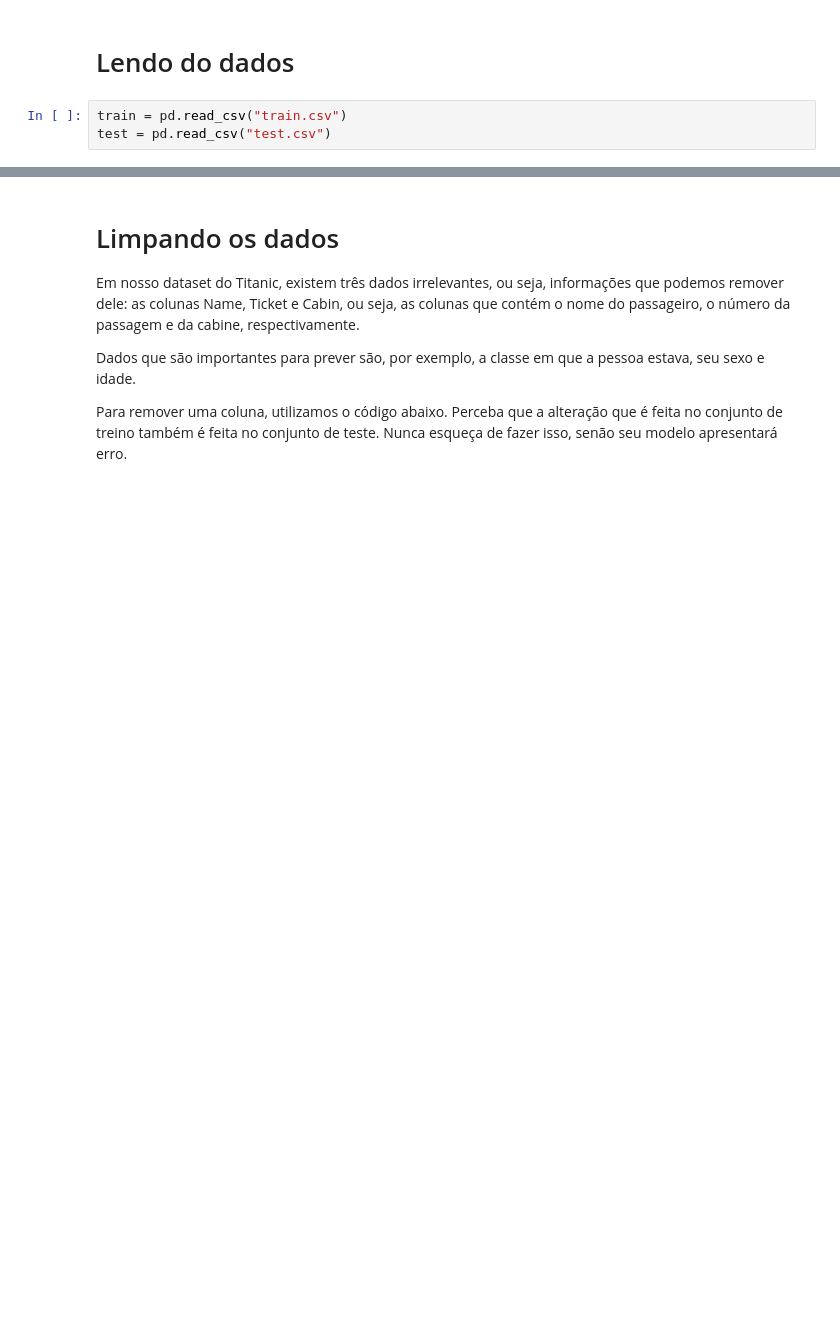
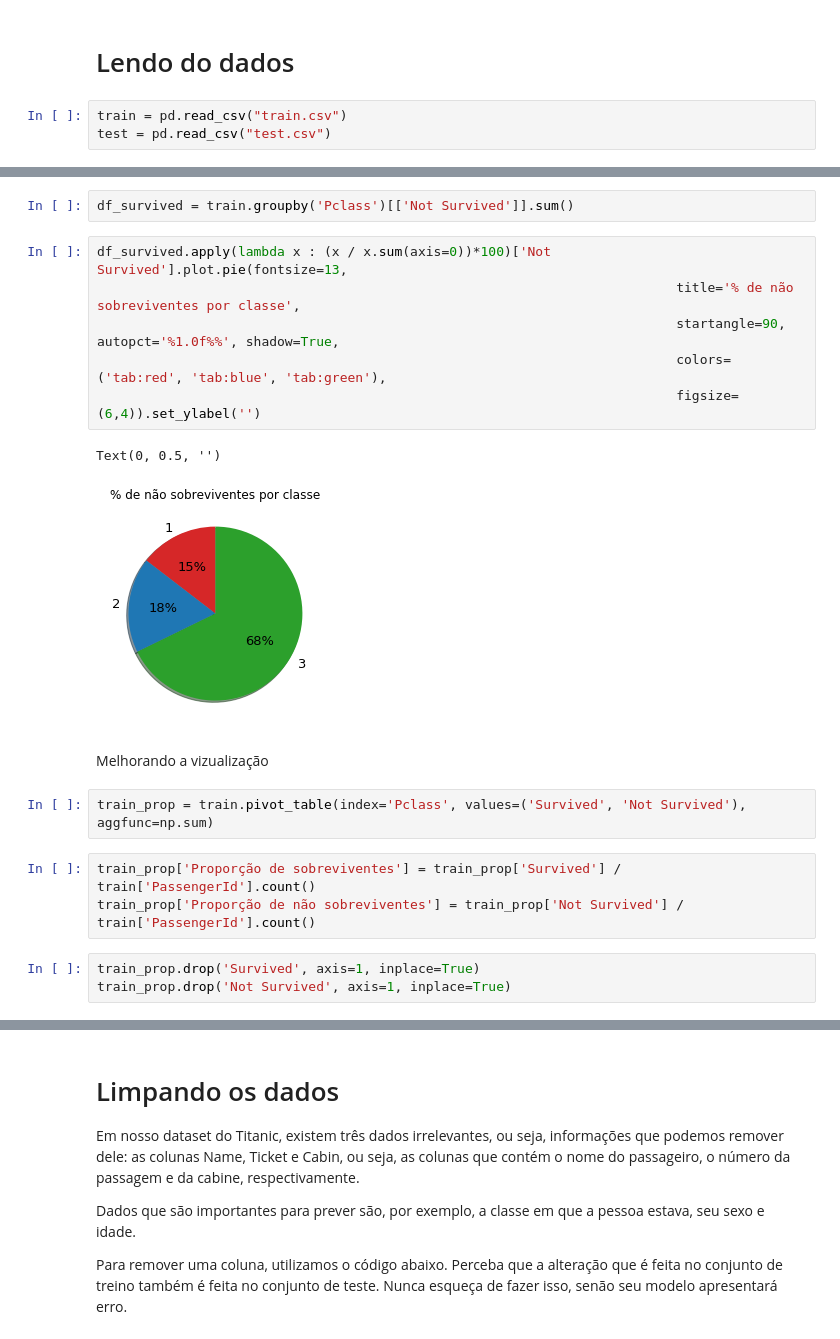
Before and after one commit to thaisandre/titanic_challenge, a Jupyter notebook: index.ipynb, the cells around one changed output, grey strips where cells are left out. Cells and saved outputs as stored; diff of their text form; blank space fills up the shorter version.

```diff
--- a/index.ipynb
+++ b/index.ipynb
@@ -54,0 +164,21 @@ test.head()
+# %%
+df_survived = train.groupby('Pclass')[['Not Survived']].sum()
+# %%
+df_survived.apply(lambda x : (x / x.sum(axis=0))*100)['Not Survived'].plot.pie(fontsize=13,
+                                                                          title='% de não sobreviventes por classe',
+                                                                          startangle=90, autopct='%1.0f%%', shadow=True,
+                                                                          colors=('tab:red', 'tab:blue', 'tab:green'),
+                                                                          figsize=(6,4)).set_ylabel('')
+# %% [output]
+Text(0, 0.5, '')
+[figure, added]
+# %% [markdown]
+Melhorando a vizualização
+# %%
+train_prop = train.pivot_table(index='Pclass', values=('Survived', 'Not Survived'), aggfunc=np.sum)
+# %%
+train_prop['Proporção de sobreviventes'] = train_prop['Survived'] / train['PassengerId'].count()
+train_prop['Proporção de não sobreviventes'] = train_prop['Not Survived'] / train['PassengerId'].count()
+# %%
+train_prop.drop('Survived', axis=1, inplace=True)
+train_prop.drop('Not Survived', axis=1, inplace=True)
```
Also changed, not shown: parts of 72 cells of this notebook.
